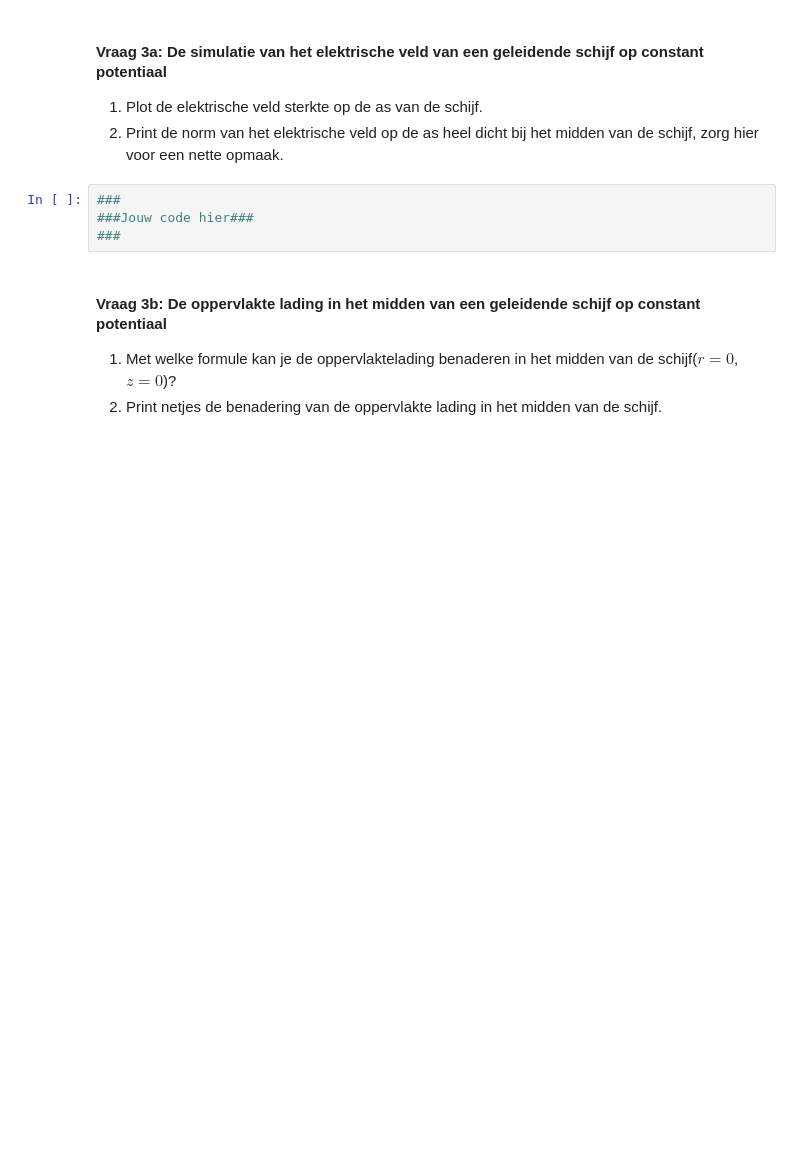
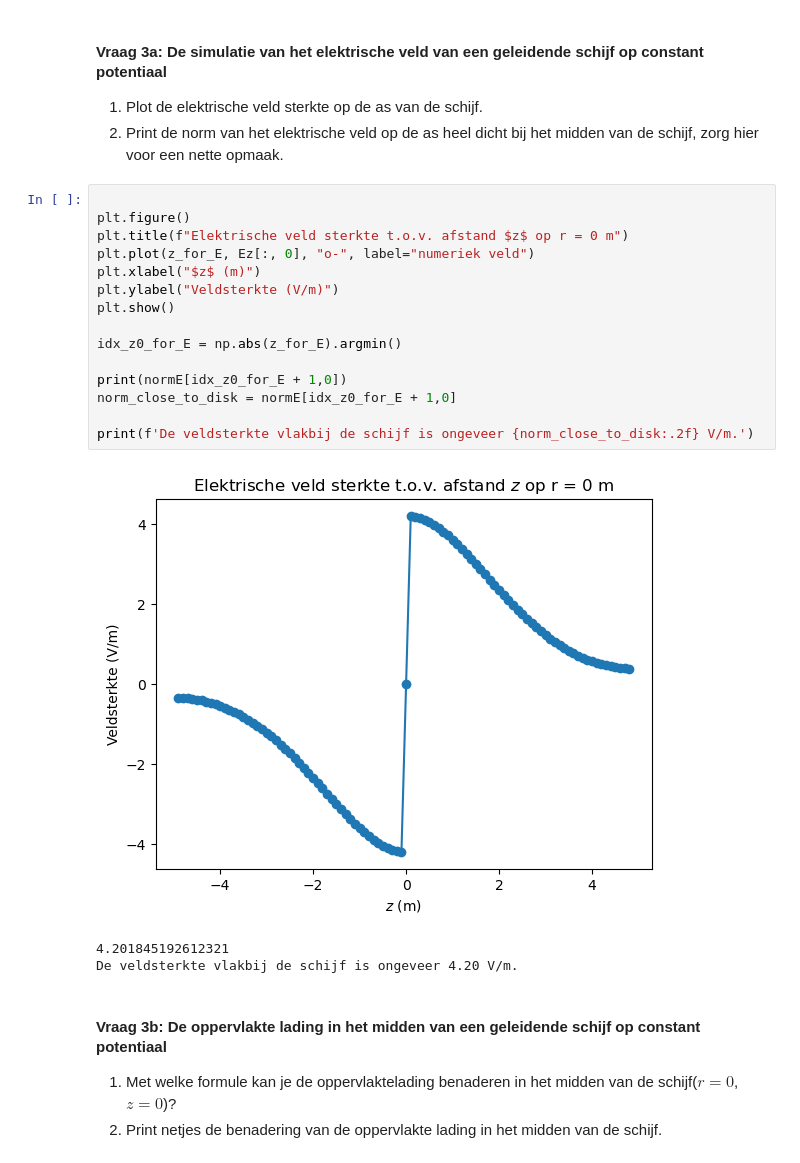
Before and after one commit to hldemulder/DEF-D-OPDRACHTEN, a Jupyter notebook: DigitaleOntwerpopdrachten/1CondensatorOpdracht/CondensatorOntwerpopdracht.ipynb, the cells around one changed output. Saved outputs shown, nothing was run; the diff lists cells and outputs as text; blank space fills up the shorter version.

```diff
--- a/DigitaleOntwerpopdrachten/1CondensatorOpdracht/CondensatorOntwerpopdracht.ipynb
+++ b/DigitaleOntwerpopdrachten/1CondensatorOpdracht/CondensatorOntwerpopdracht.ipynb
@@ -404,9 +402,24 @@ plot_results_disk(Ez, Er, normE, V, r, z, grid_step, disk_radius, z_pos_disk1, z
 1. Plot de elektrische veld sterkte op de as van de schijf.
 2. Print de norm van het elektrische veld op de as heel dicht bij het midden van de schijf, zorg hier voor een nette opmaak.
 # %%
-###
-###Jouw code hier###
-###
+
+plt.figure()
+plt.title(f"Elektrische veld sterkte t.o.v. afstand $z$ op r = 0 m")
+plt.plot(z_for_E, Ez[:, 0], "o-", label="numeriek veld")
+plt.xlabel("$z$ (m)")
+plt.ylabel("Veldsterkte (V/m)")
+plt.show()
+
+idx_z0_for_E = np.abs(z_for_E).argmin()
+
+print(normE[idx_z0_for_E + 1,0])
+norm_close_to_disk = normE[idx_z0_for_E + 1,0]
+
+print(f'De veldsterkte vlakbij de schijf is ongeveer {norm_close_to_disk:.2f} V/m.')
+# %% [output]
+[figure, added]
+4.201845192612321
+De veldsterkte vlakbij de schijf is ongeveer 4.20 V/m.
 # %% [markdown]
 #### Vraag 3b: De oppervlakte lading in het midden van een geleidende schijf op constant potentiaal
 
```
Also changed, not shown: parts of 3 cells of this notebook.
